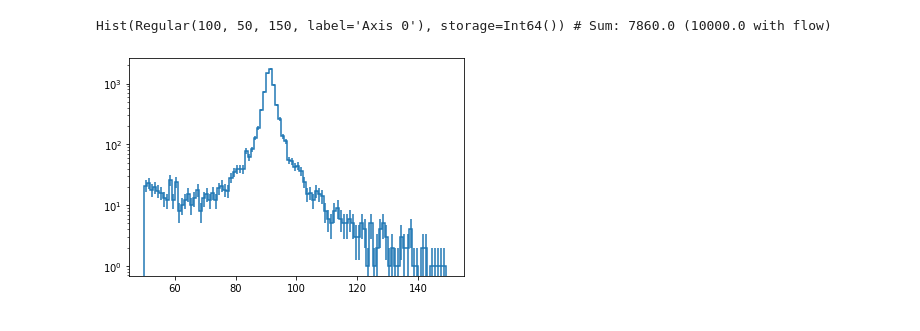
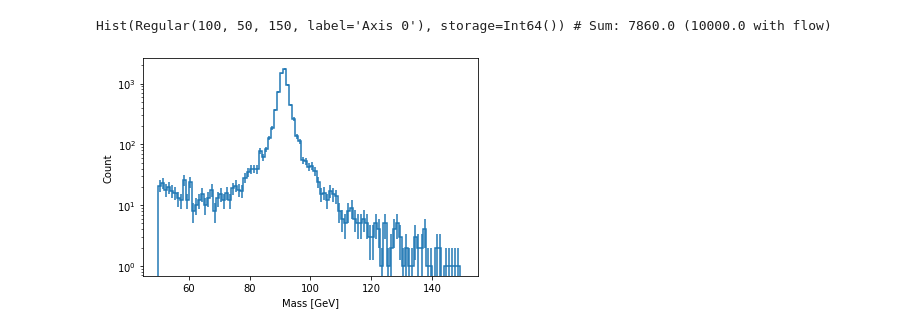
Before and after one commit to scikit-hep/pylhe, a Jupyter notebook: examples/awkward_example.ipynb, the cells around one changed output. Drawn from its saved outputs; the diff is of its cells as text; code cells hidden in the pictures.

```diff
--- a/examples/awkward_example.ipynb
+++ b/examples/awkward_example.ipynb
@@ -10,12 +10,15 @@ arr
 # %% [output]
 <EventArray [{eventinfo: {nparticles: 4, ... ] type='10000 * Event["eventinfo": ...'>
 # %%
-h = hist.Hist.new.Reg(100, 50, 150).Int64()
-h.fill((arr.particles.vector[:, -1] + arr.particles.vector[:, -2]).mass)
+hist1 = hist.Hist.new.Reg(100, 50, 150).Int64()
+hist1.fill((arr.particles.vector[:, -1] + arr.particles.vector[:, -2]).mass)
 # %% [output]
 Hist(Regular(100, 50, 150, label='Axis 0'), storage=Int64()) # Sum: 7860.0 (10000.0 with flow)
 # %%
-artists = h.plot1d()
-artists[0].stairs.axes.set_yscale("log")
+artists = hist1.plot1d()
+ax = artists[0].stairs.axes
+ax.set_yscale("log")
+ax.set_xlabel("Mass [GeV]")
+ax.set_ylabel("Count");
 # %% [output]
-[figure, old version]
+[figure, new version]
```
